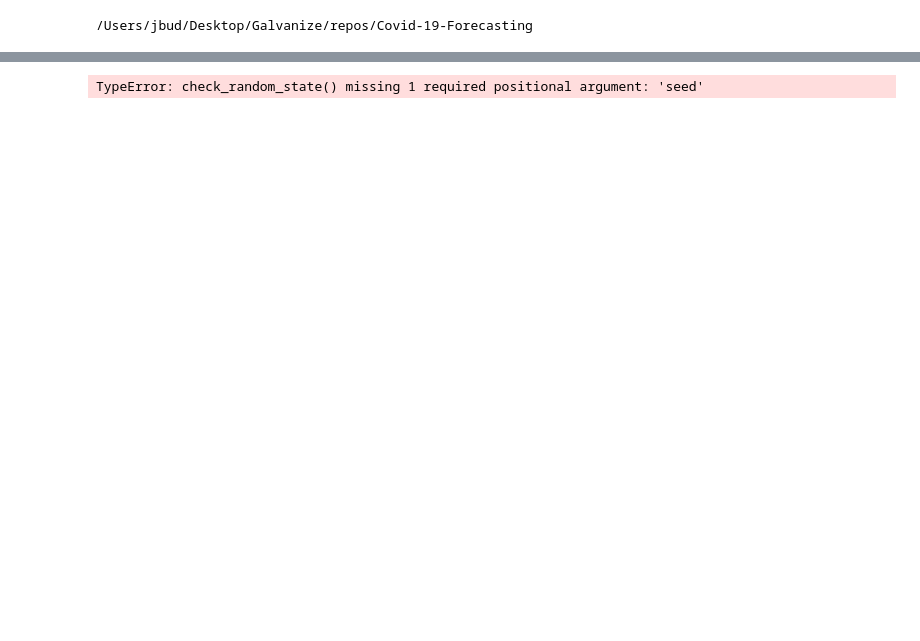
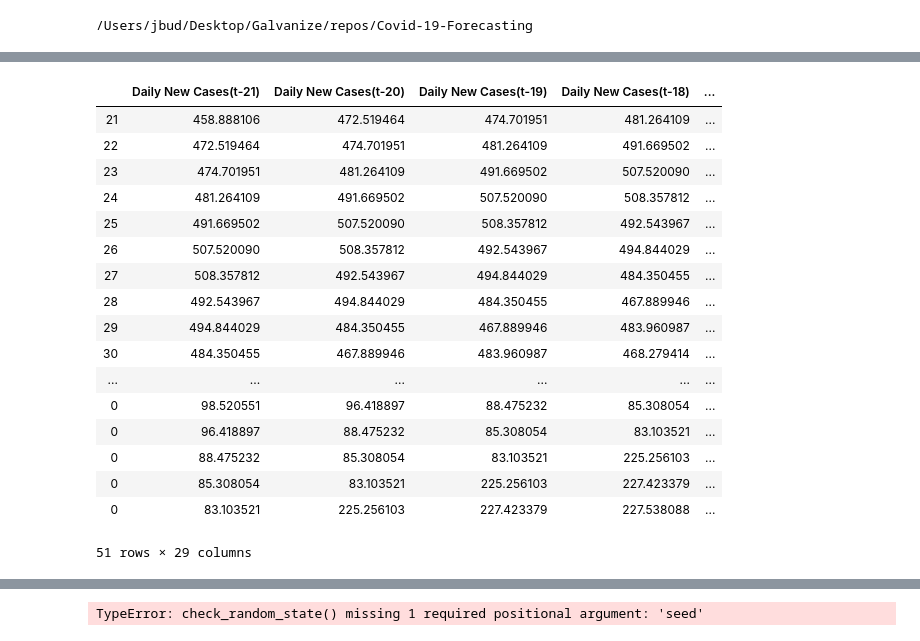
Before and after one commit to Jbudnick/Covid-19-Forecasting, a Jupyter notebook: notebooks/EDA.ipynb, the cells around one changed output, grey strips where cells are left out. Drawn from its saved outputs; the diff is of its cells as text; code cells hidden in the pictures; blank space fills up the shorter version.

```diff
--- a/notebooks/EDA.ipynb
+++ b/notebooks/EDA.ipynb
@@ -463,4 +521,25 @@ rmse: 106.57348431305682
 # %%
 predicted_df = generate_prediction_df('High', ts_x, ts_y)[0]
+# %%
+predicted_df
+# %% [output]
+|  | Daily New Cases(t-21) | Daily New Cases(t-20) | Daily New Cases(t-19) | Daily New Cases(t-18) | ... |
+| 21 | 458.888106 | 472.519464 | 474.701951 | 481.264109 | ... |
+| 22 | 472.519464 | 474.701951 | 481.264109 | 491.669502 | ... |
+| 23 | 474.701951 | 481.264109 | 491.669502 | 507.520090 | ... |
+| 24 | 481.264109 | 491.669502 | 507.520090 | 508.357812 | ... |
+| 25 | 491.669502 | 507.520090 | 508.357812 | 492.543967 | ... |
+| 26 | 507.520090 | 508.357812 | 492.543967 | 494.844029 | ... |
+| 27 | 508.357812 | 492.543967 | 494.844029 | 484.350455 | ... |
+| 28 | 492.543967 | 494.844029 | 484.350455 | 467.889946 | ... |
+| 29 | 494.844029 | 484.350455 | 467.889946 | 483.960987 | ... |
+| 30 | 484.350455 | 467.889946 | 483.960987 | 468.279414 | ... |
+| ... | ... | ... | ... | ... | ... |
+| 0 | 98.520551 | 96.418897 | 88.475232 | 85.308054 | ... |
+| 0 | 96.418897 | 88.475232 | 85.308054 | 83.103521 | ... |
+| 0 | 88.475232 | 85.308054 | 83.103521 | 225.256103 | ... |
+| 0 | 85.308054 | 83.103521 | 225.256103 | 227.423379 | ... |
+| 0 | 83.103521 | 225.256103 | 227.423379 | 227.538088 | ... |
+51 rows × 29 columns
 # %%
 pred_y= generate_prediction_df('High', ts_x, ts_y)[1]
```
Also changed, not shown: parts of 18 cells of this notebook, 7 other files.
